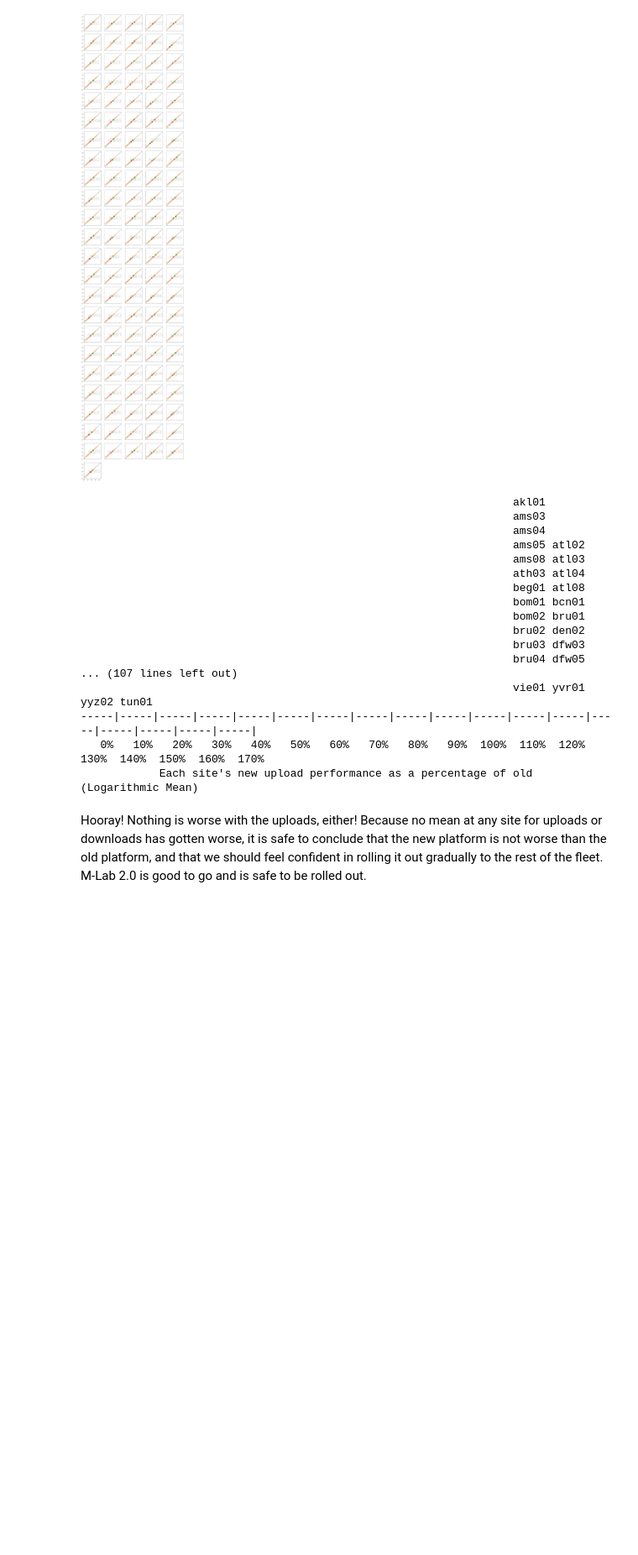
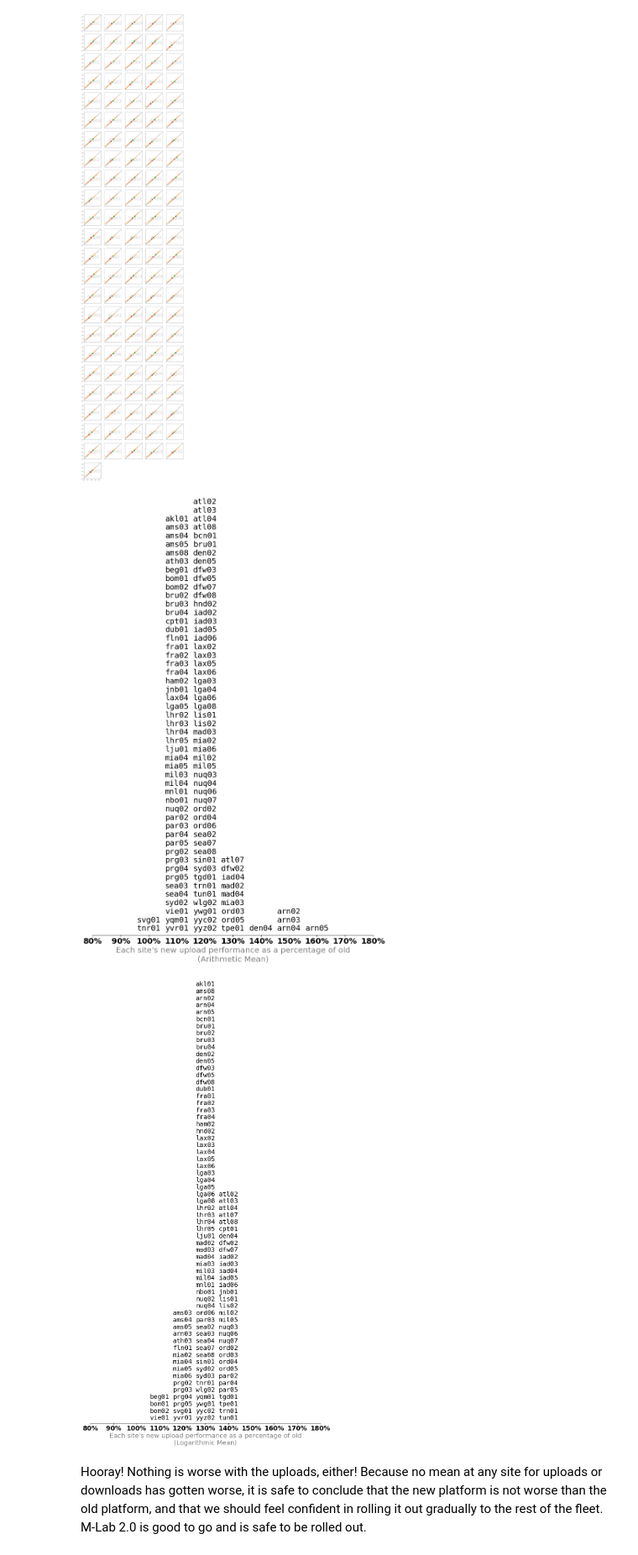
Before and after one commit to m-lab/website, a Jupyter notebook: notebooks/2019-10-14-pilot-assessment.ipynb, the cells around one changed output. Shown at 84% size. Saved outputs shown, nothing was run; the diff lists cells and outputs as text; code cells hidden in the pictures; blank space fills up the shorter version.

```diff
--- a/notebooks/2019-10-14-pilot-assessment.ipynb
+++ b/notebooks/2019-10-14-pilot-assessment.ipynb
@@ -366,26 +364,11 @@ plt.show()
 # %% [output]
 [figure]
 # %%
-print_histogram(average_up, "Each site's new upload performance as a percentage of old (Arithmetic Mean)")
+print_histogram(average_up, "Each site's new upload performance as a percentage of old\n(Arithmetic Mean)")
 print()
-print_histogram(log_average_up, "Each site's new upload performance as a percentage of old (Logarithmic Mean)")
+print_histogram(log_average_up, "Each site's new upload performance as a percentage of old\n(Logarithmic Mean)")
 # %% [output]
-                                                                  akl01
-                                                                  ams03
-                                                                  ams04
-                                                                  ams05 atl02
-                                                                  ams08 atl03
-                                                                  ath03 atl04
-                                                                  beg01 atl08
-                                                                  bom01 bcn01
-                                                                  bom02 bru01
-                                                                  bru02 den02
-                                                                  bru03 dfw03
-                                                                  bru04 dfw05
-... (107 lines left out)
-                                                                  vie01 yvr01 yyz02 tun01
------|-----|-----|-----|-----|-----|-----|-----|-----|-----|-----|-----|-----|-----|-----|-----|-----|-----|
-   0%   10%   20%   30%   40%   50%   60%   70%   80%   90%  100%  110%  120%  130%  140%  150%  160%  170%
-            Each site's new upload performance as a percentage of old (Logarithmic Mean)
+[figure, added]
+[figure, added]
 # %% [markdown]
 Hooray! Nothing is worse with the uploads, either!  Because no mean at any site for uploads or downloads has gotten worse, it is safe to conclude that the new platform is not worse than the old platform, and that we should feel confident in rolling it out gradually to the rest of the fleet.  M-Lab 2.0 is good to go and is safe to be rolled out.
```
Also changed, not shown: parts of 3 cells of this notebook, 2 other files.
